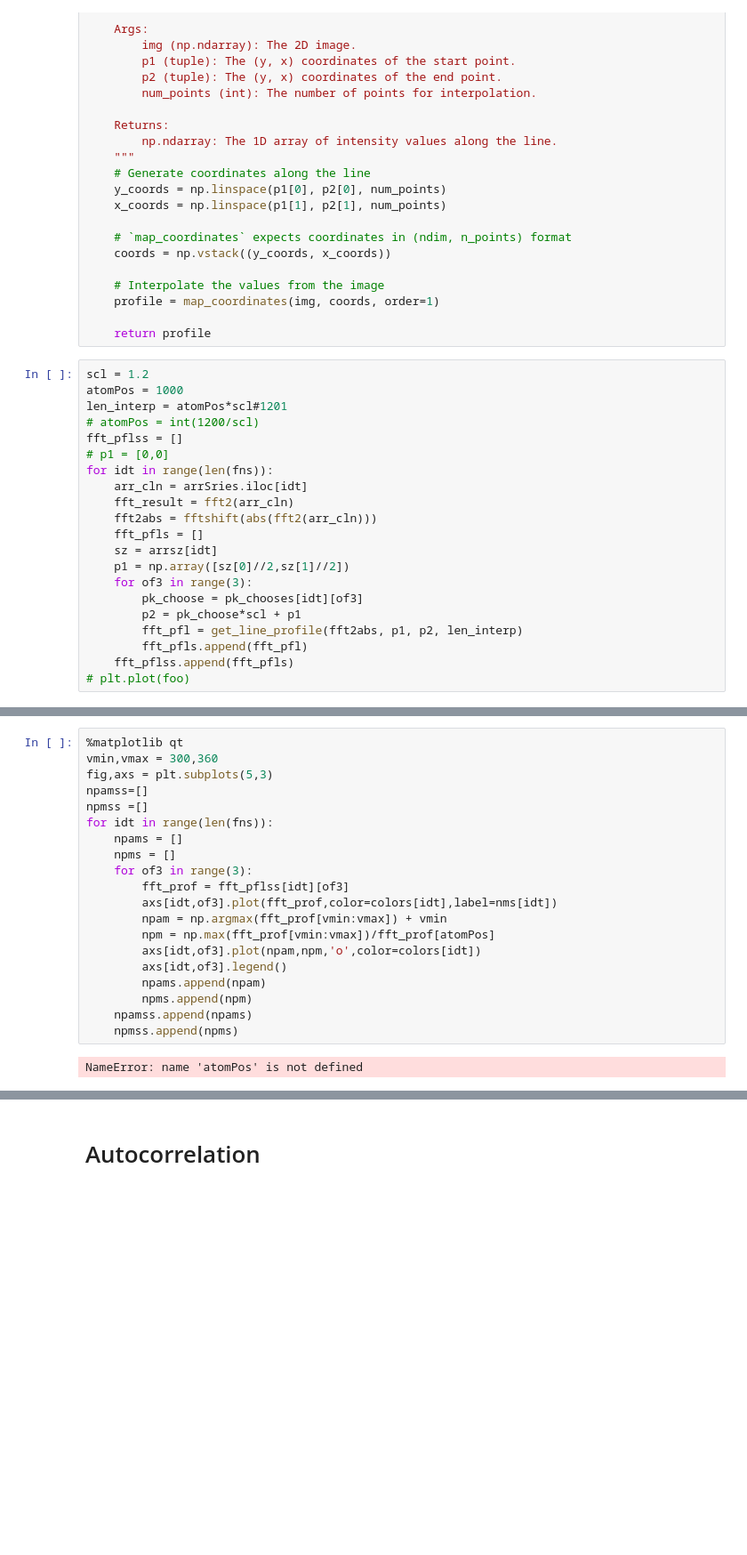
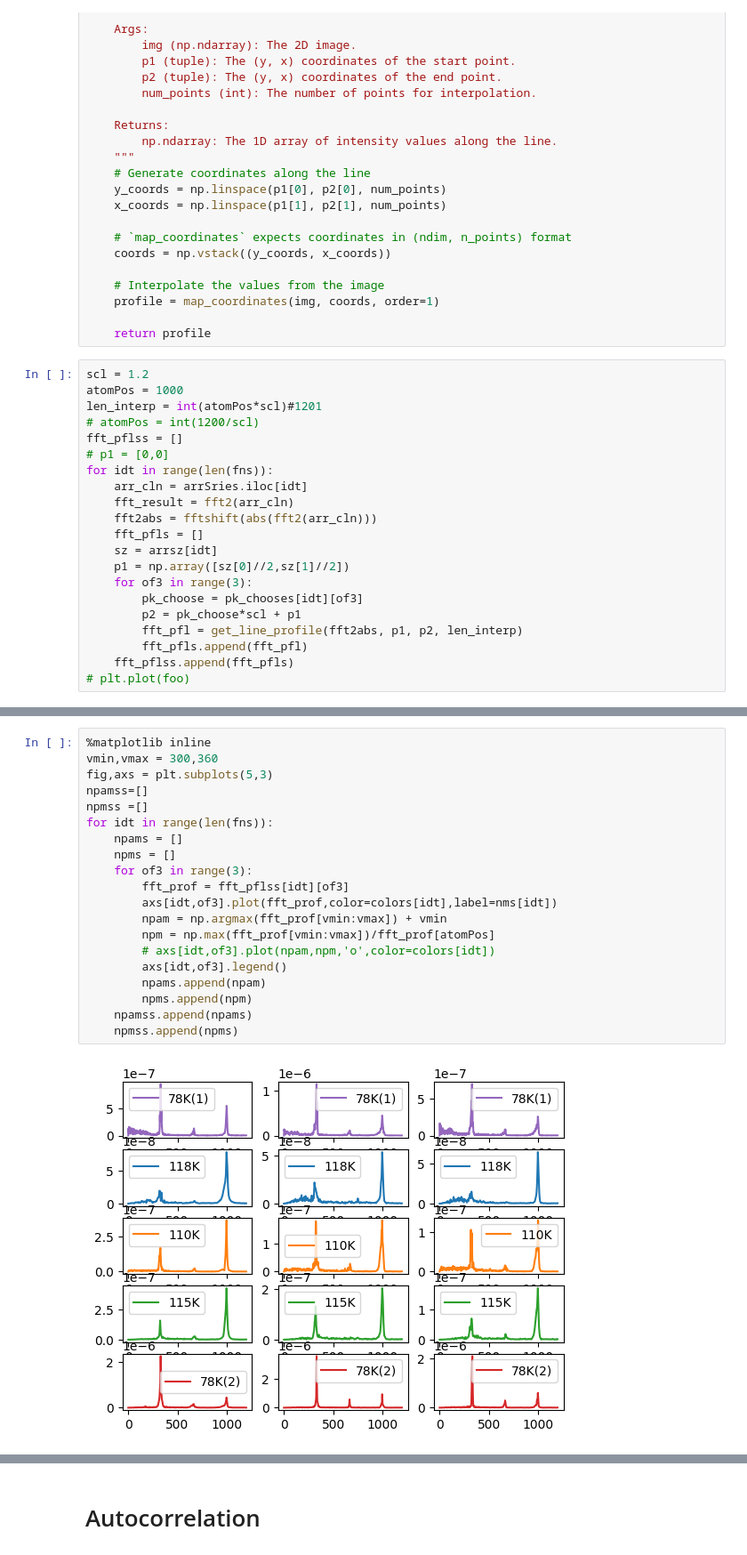
Before and after one commit to Potdooshami/2H_TaSe2_Tc_STM, a Jupyter notebook: fromCleaned.ipynb, the cells around one changed output, grey strips where cells are left out. Shown at 89% size. Drawn from its saved outputs; the diff is of its cells as text; blank space fills up the shorter version.

Commit message:
FIX: possible sequential run REFACTOR:  Split section ---- some varialbe is badly defined... need to be checked

```diff
--- a/fromCleaned.ipynb
+++ b/fromCleaned.ipynb
@@ -213,7 +206,7 @@ def get_line_profile(img, p1, p2, num_points):
 # %%
 scl = 1.2
 atomPos = 1000
-len_interp = atomPos*scl#1201
+len_interp = int(atomPos*scl)#1201
 # atomPos = int(1200/scl)
 fft_pflss = []
 # p1 = [0,0]
@@ -236,22 +229,22 @@ TypeError: 'float' object cannot be interpreted as an integer
 # %%
-%matplotlib qt
+%matplotlib inline
 vmin,vmax = 300,360
 fig,axs = plt.subplots(5,3)
 npamss=[]
 npmss =[]
 for idt in range(len(fns)):
     npams = []
     npms = []
     for of3 in range(3):
         fft_prof = fft_pflss[idt][of3]
         axs[idt,of3].plot(fft_prof,color=colors[idt],label=nms[idt])
         npam = np.argmax(fft_prof[vmin:vmax]) + vmin
         npm = np.max(fft_prof[vmin:vmax])/fft_prof[atomPos]
-        axs[idt,of3].plot(npam,npm,'o',color=colors[idt])
+        # axs[idt,of3].plot(npam,npm,'o',color=colors[idt])
         axs[idt,of3].legend()
         npams.append(npam)
         npms.append(npm)
     npamss.append(npams)
     npmss.append(npms)
 # %% [output]
-NameError: name 'atomPos' is not defined
+[figure, added]
```
Also changed, not shown: parts of 14 cells of this notebook.
